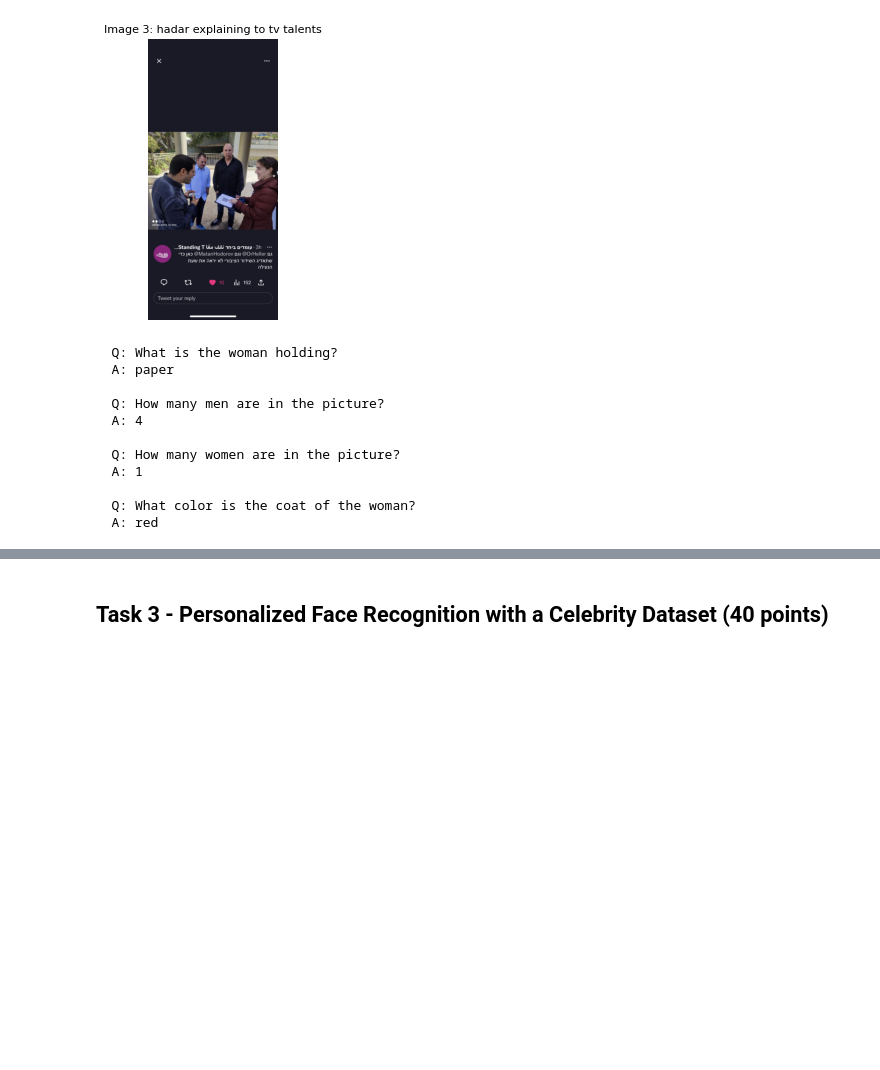
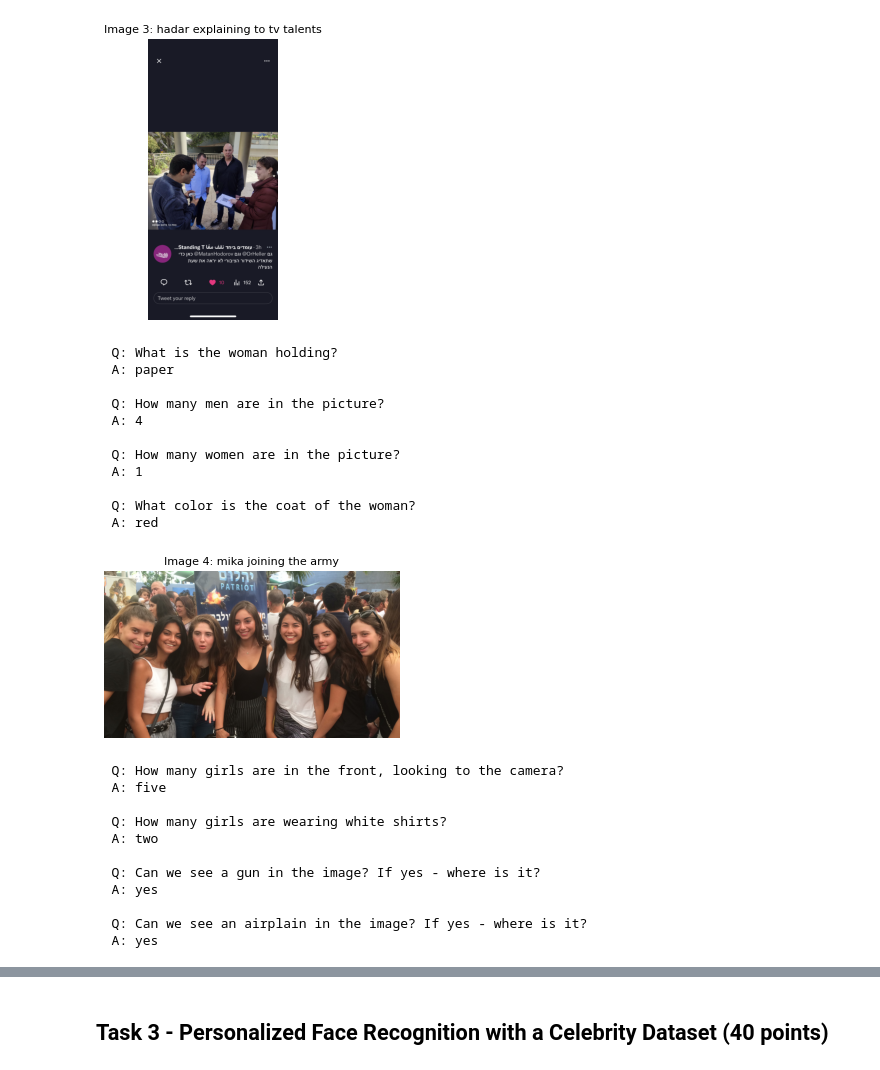
Before and after one commit to yaronwinter/Nebius, a Jupyter notebook: weeks/week8/llm/llm_multi_model_hw4.ipynb, the cells around one changed output, grey strips where cells are left out. Cells and saved outputs as stored; diff of their text form; code cells hidden in the pictures; blank space fills up the shorter version.

Commit message:
llm multi model hw4

```diff
--- a/weeks/week8/llm/llm_multi_model_hw4.ipynb
+++ b/weeks/week8/llm/llm_multi_model_hw4.ipynb
@@ -86,7 +85,7 @@ torch 2.2.2+cu121 | device: cpu
 # %%
 # Get Hugging Face Token
 from getpass import getpass
-#from google.colab import userdata
+from google.colab import userdata
 import os
 
 def get_hf_token(name="HF_TOKEN"):
@@ -95,15 +94,12 @@ def get_hf_token(name="HF_TOKEN"):
         hf_token = os.environ[name]
         print("HF Token is taken from the environmental parameters")
     except:
-        raise Exception("HF Token could not be found")
-        """
         try:
             hf_token = getpass("Enter HF Token: ")
             os.environ[name] = hf_token
             print("HF Token is taken from getpass")
         except:
             raise Exception("HF Token could not be found")
-        """
 
     assert hf_token is not None, "HF Token is None"
     return hf_token
@@ -149,8 +145,8 @@ Mounted at /content/drive
 HEADER = "header"
 URL = "url"
 
-#PICS_FOLDER = "/content/drive/MyDrive/Pictures/"
-PICS_FOLDER = "/home/yaron/WorkEnv/data/nebius/pics/"
+PICS_FOLDER = "/content/drive/MyDrive/Pictures/"
+#PICS_FOLDER = "/home/yaron/WorkEnv/data/nebius/pics/"
 
 images_spec = [
     {HEADER: "two dogs playing in a living room", URL: PICS_FOLDER + "lea_and_kiki.png"},
@@ -316,7 +312,7 @@ from transformers import logging as hf_logging
 # Silence redundent warnings.
 hf_logging.set_verbosity_error()
 
-VQA_MODEL_NAME = "Salesforce/blip-vqa-base"
+VQA_MODEL_NAME = "Salesforce/blip-vqa-capfilt-large"
 
 vqa_processor = BlipProcessor.from_pretrained(VQA_MODEL_NAME)
 vqa_model = BlipForQuestionAnswering.from_pretrained(
@@ -342,15 +338,18 @@ vqa_spec = [
         QUESTIONS: [
             "What animals are in the picture?",   # object recognition
             "How many dogs are in the picture?",  # counting
-            "Is there also a man, who apears in the image?", # delicate detection quesion
+            "Is there also a man, who apears in the image? If there is - explain how he can be seen", # delicate detection quesion
+            "Are there cars in the image?", # delicate detection quesion
         ],
     },
     {
         "image": images_spec[1]["image"], HEADER: images_spec[1][HEADER],
         QUESTIONS: [
             "What is on the man's knees in the image?", # object recognition
+            "Can we see a cat in the image? If yes - where in the image is he?", # object recognition
+            "Can we see a dog in the image? If yes - where in the image is he?", # object recognition
             "How many people are in the picture?",      # counting
-            "Can we see flowers in the image?",         # delicate detection question
+            "Can we see flowers in the image? If yes - where are they?",         # delicate detection question
         ],
     },
     {
@@ -367,7 +366,8 @@ vqa_spec = [
         QUESTIONS: [
             "How many girls are in the front, looking to the camera?", # counting question
             "How many girls are wearing white shirts?",                # color and counting
-            "can we see a gun in the image?",                          # detection
+            "Can we see a gun in the image? If yes - where is it?",    # detection
+            "Can we see an airplain in the image? If yes - where is it?",    # detection
         ],
     },
 ]
@@ -436,3 +445,18 @@ ask_and_show(vqa_spec[2], index=3, rotate=0)
 
   Q: What color is the coat of the woman?
   A: red
+# %%
+ask_and_show(vqa_spec[3], index=4, rotate=0)
+# %% [output]
+[figure, added]
+  Q: How many girls are in the front, looking to the camera?
+  A: five
+
+  Q: How many girls are wearing white shirts?
+  A: two
+
+  Q: Can we see a gun in the image? If yes - where is it?
+  A: yes
+
+  Q: Can we see an airplain in the image? If yes - where is it?
+  A: yes
```
Also changed, not shown: parts of 4 cells of this notebook.
